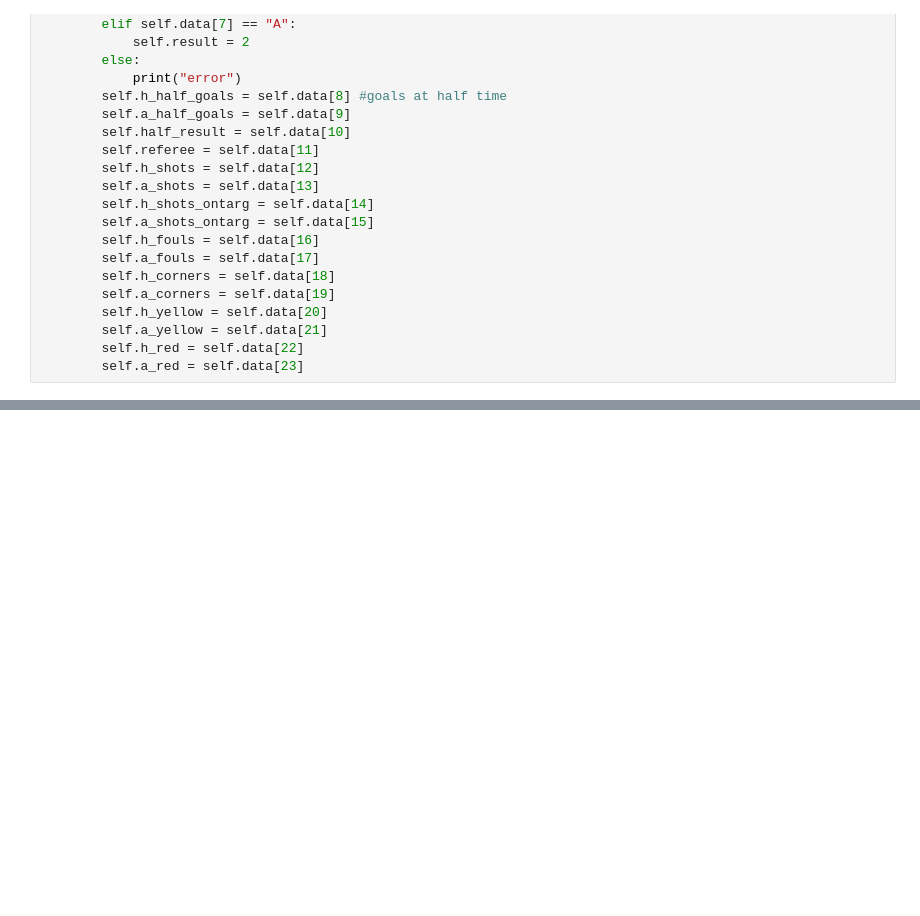
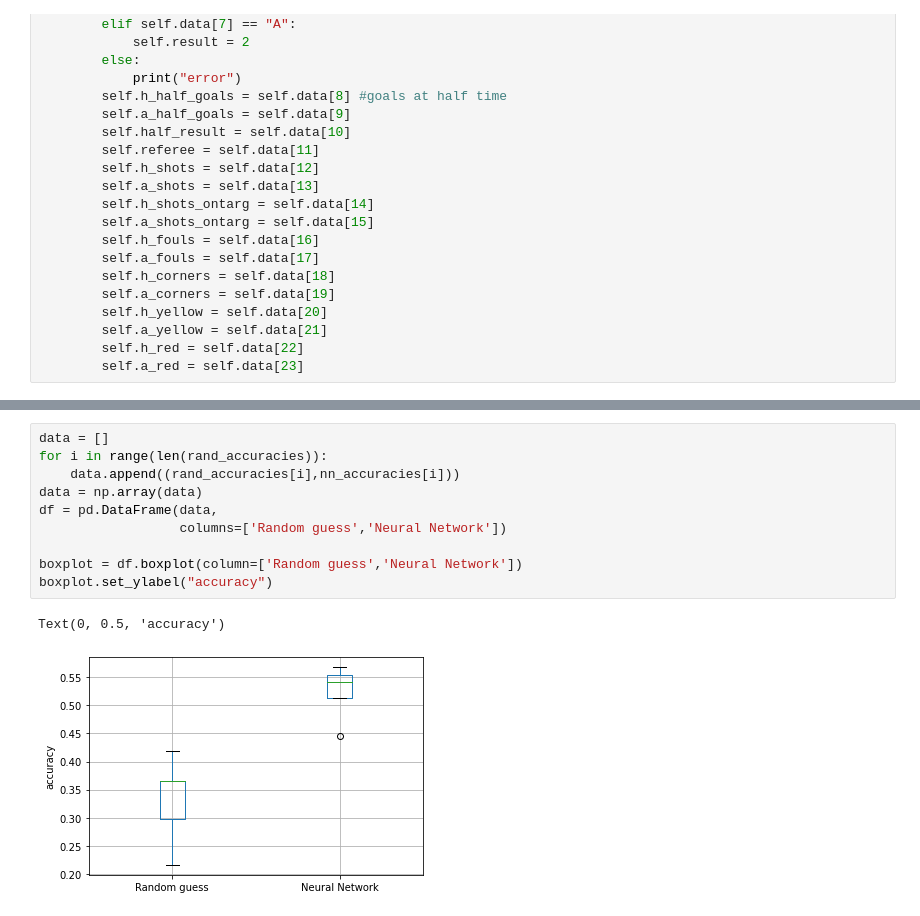
Before and after one commit to sam-nl/3rdYearProject, a Jupyter notebook: Ver1.ipynb, the cells around one changed output, grey strips where cells are left out. Saved outputs shown, nothing was run; the diff lists cells and outputs as text; blank space fills up the shorter version.

```diff
--- a/Ver1.ipynb
+++ b/Ver1.ipynb
@@ -289,0 +326,13 @@ average: 0.5263158
+# %%
+data = []
+for i in range(len(rand_accuracies)):
+    data.append((rand_accuracies[i],nn_accuracies[i]))
+data = np.array(data)
+df = pd.DataFrame(data,
+                  columns=['Random guess','Neural Network'])
+
+boxplot = df.boxplot(column=['Random guess','Neural Network'])
+boxplot.set_ylabel("accuracy")
+# %% [output]
+Text(0, 0.5, 'accuracy')
+[figure, added]
```
Also changed, not shown: parts of 8 cells of this notebook.
